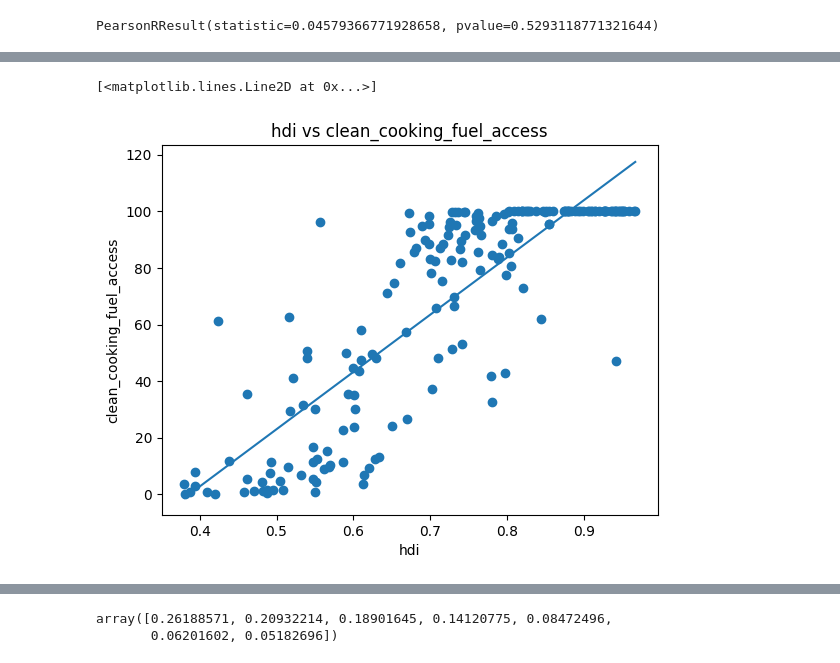
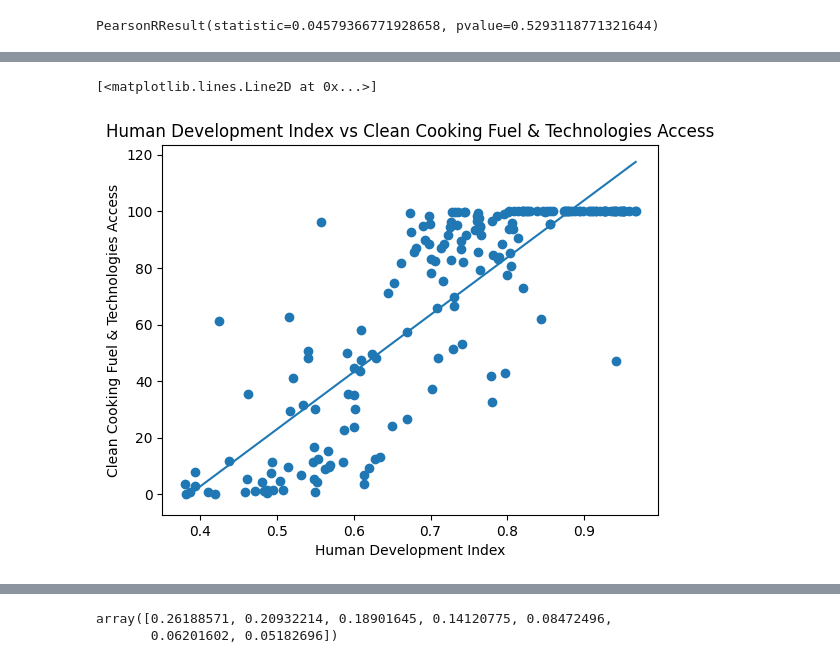
Before and after one commit to luanakimley/low-carbon-development-composite-index, a Jupyter notebook: multivariate_analysis.ipynb, the cells around one changed output, grey strips where cells are left out. Drawn from its saved outputs; the diff is of its cells as text; code cells hidden in the pictures.

```diff
--- a/multivariate_analysis.ipynb
+++ b/multivariate_analysis.ipynb
@@ -12,6 +12,6 @@ import seaborn as sns
 pd.set_option('display.max_columns', None)
 pd.set_option('display.max_rows', None)
 # %%
-lcdci_df = pd.read_csv('lcdci.csv')
+lcdci_df = pd.read_csv('lcdci/lcdci.csv')
 lcdci_df
 # %% [output]
@@ -408,12 +422,12 @@ PearsonRResult(statistic=-0.08965562589785203, pvalue=0.21742010757825636)
 # %%
-plt.title("hdi vs clean_cooking_fuel_access")
-plt.xlabel("hdi")
-plt.ylabel("clean_cooking_fuel_access")
+plt.title("Human Development Index vs Clean Cooking Fuel & Technologies Access")
+plt.xlabel("Human Development Index")
+plt.ylabel("Clean Cooking Fuel & Technologies Access")
 plt.scatter(hdi, clean_cooking_fuel_access)
 plt.plot(np.unique(hdi), np.poly1d(np.polyfit(hdi, clean_cooking_fuel_access, 1))(np.unique(hdi)))
 # %% [output]
 [<matplotlib.lines.Line2D at 0x...>]
-[figure, old version]
+[figure, new version]
 # %%
 corr = pearsonr(hdi, clean_cooking_fuel_access)
 corr
```
Also changed, not shown: parts of 86 cells of this notebook.
